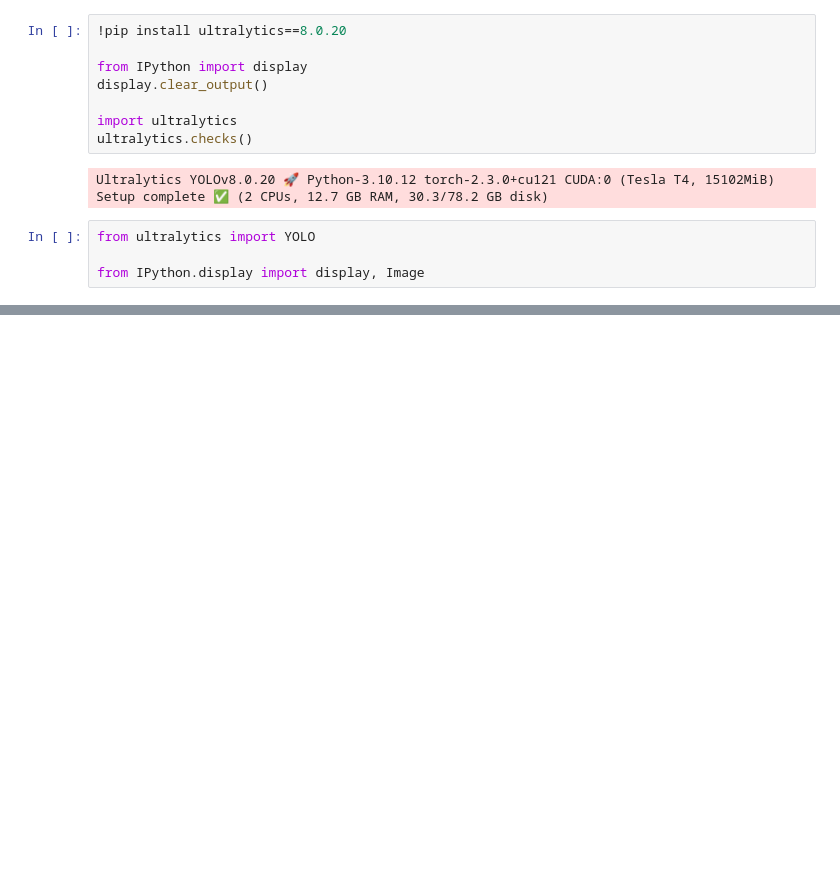
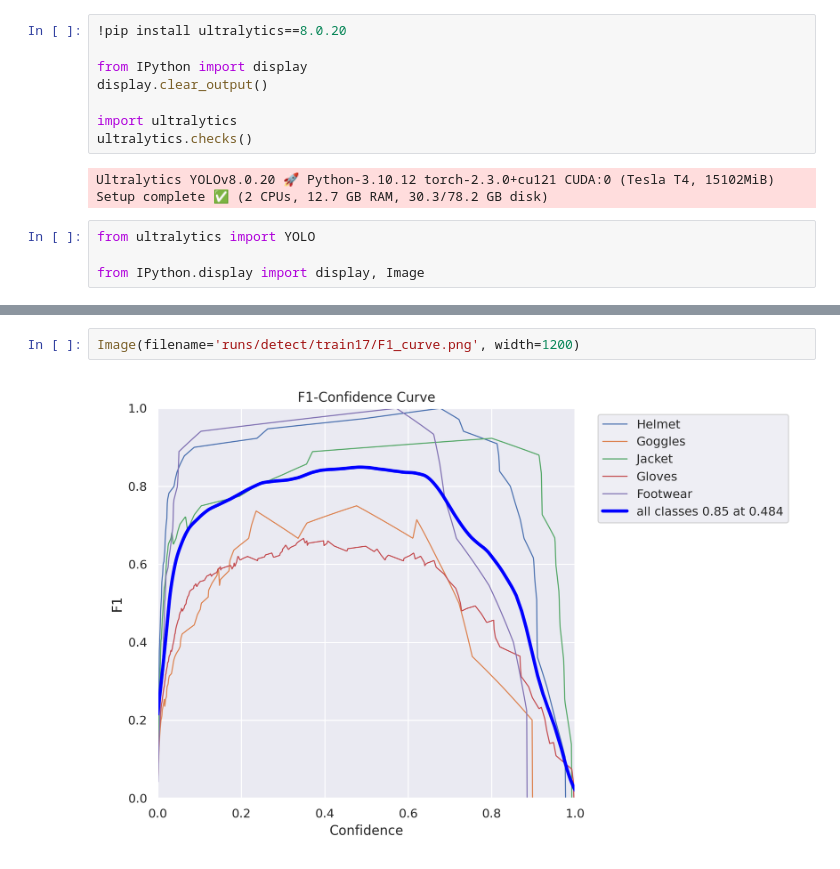
Before and after one commit to muhibulnabi1351/WSP, a Jupyter notebook: WSP_Project.ipynb, the cells around one changed output, grey strips where cells are left out. Drawn from its saved outputs; the diff is of its cells as text; blank space fills up the shorter version.

```diff
--- a/WSP_Project.ipynb
+++ b/WSP_Project.ipynb
@@ -89,0 +122,4 @@ ls
+# %%
+Image(filename='runs/detect/train17/F1_curve.png', width=1200)
+# %% [output]
+[figure, added]
```
Also changed, not shown: parts of 12 cells of this notebook.
